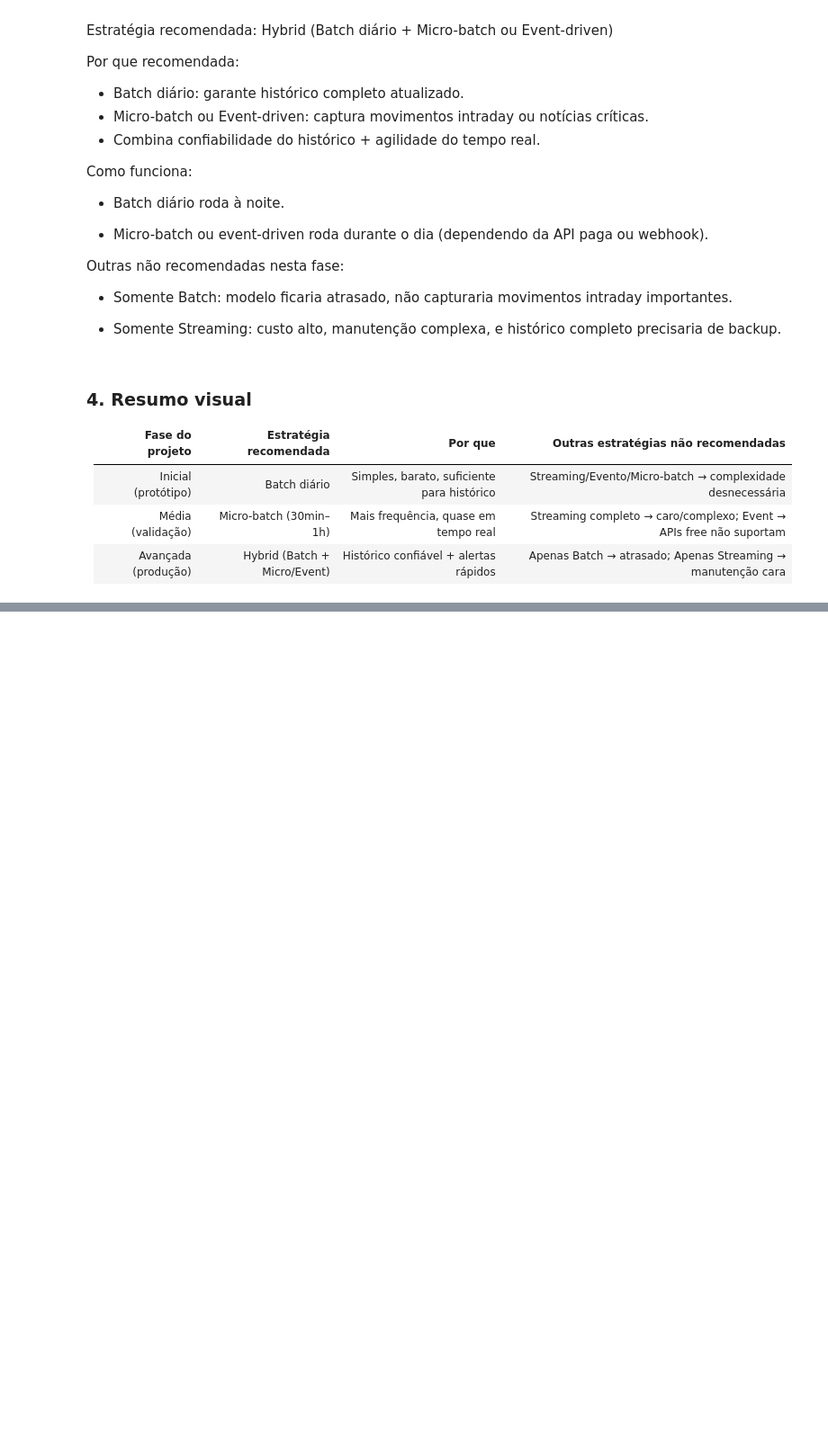
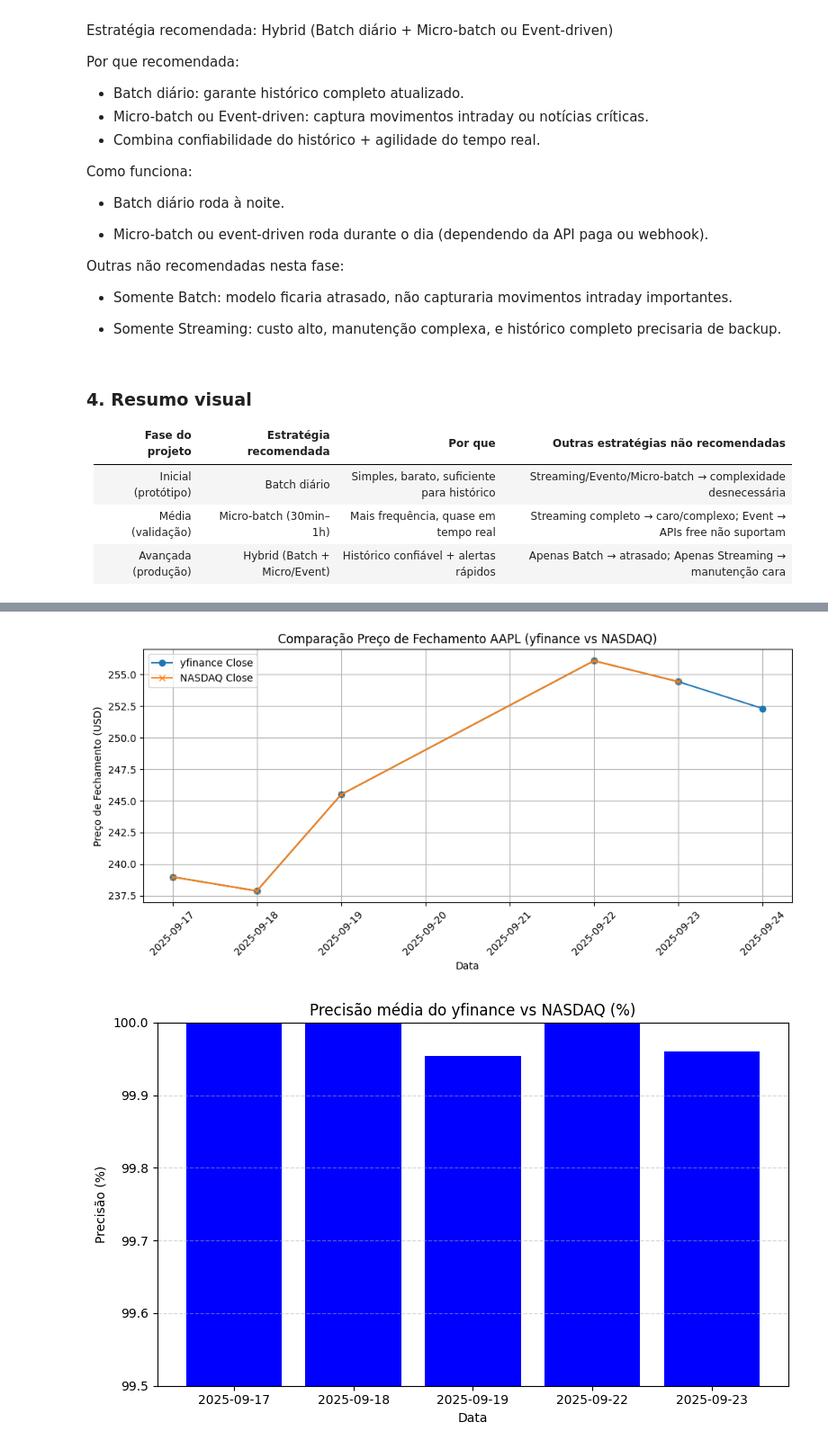
Before and after one commit to Edgar-Klewert/Relatorio-Dados-RiskVision, a Jupyter notebook: relatorio_riskvision.ipynb, the cells around one changed output, grey strips where cells are left out. Shown at 90% size. Saved outputs shown, nothing was run; the diff lists cells and outputs as text; code cells hidden in the pictures; blank space fills up the shorter version.

Commit message:
Atualização do notebook: análise yfinance vs NASDAQ

```diff
--- a/relatorio_riskvision.ipynb
+++ b/relatorio_riskvision.ipynb
@@ -476,0 +484,7 @@ Outras não recomendadas nesta fase:
+# %%
+ticker = "AAPL"
+
+df_yf = yf.download(ticker, period="6d")[["Open", "High", "Low", "Close", "Volume"]]
+
+print(f"Últimos 5 dias da {ticker}:")
+print(df_yf)
@@ -476,0 +566,28 @@ Outras não recomendadas nesta fase:
+# %%
+plt.figure(figsize=(10,5))
+plt.plot(df_yf.index, df_yf['Close'], marker='o', label='yfinance Close')
+plt.plot(df_nasdaq.index, df_nasdaq['Close'], marker='x', label='NASDAQ Close')
+
+plt.title("Comparação Preço de Fechamento AAPL (yfinance vs NASDAQ)")
+plt.xlabel("Data")
+plt.ylabel("Preço de Fechamento (USD)")
+plt.xticks(rotation=45)
+plt.grid(True)
+plt.legend()
+plt.tight_layout()
+plt.show()
+
+precision_avg = 100 - diff_pct[['Open','High','Low','Close','Volume']].abs().mean(axis=1) * 100
+
+plt.figure(figsize=(8,5))
+plt.bar(precision_avg.index.strftime('%Y-%m-%d'), precision_avg, color='blue')
+plt.title("Precisão média do yfinance vs NASDAQ (%)")
+plt.ylabel("Precisão (%)")
+plt.xlabel("Data")
+plt.ylim(99.5, 100)
+plt.grid(axis='y', linestyle='--', alpha=0.5)
+plt.tight_layout()
+plt.show()
+# %% [output]
+[figure, added]
+[figure, added]
```
Also changed, not shown: parts of 13 cells of this notebook.
